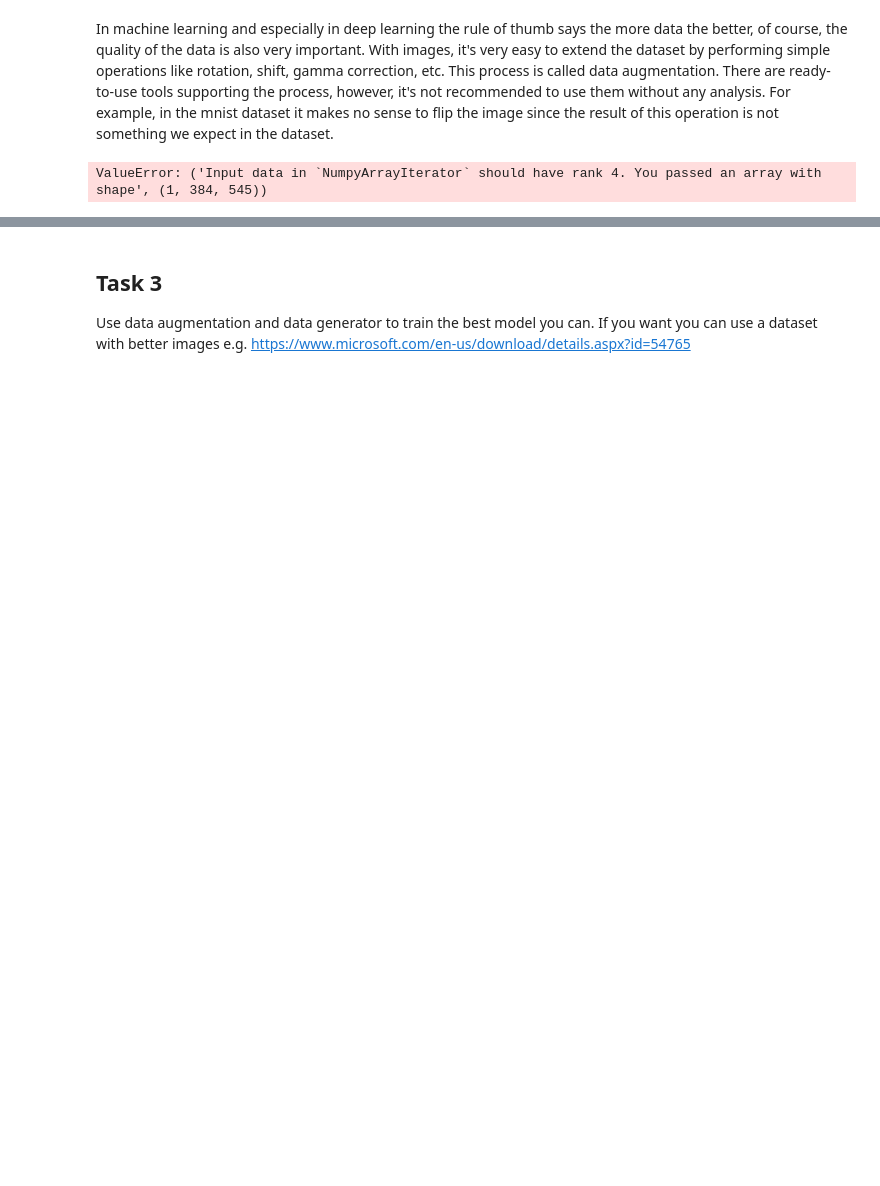
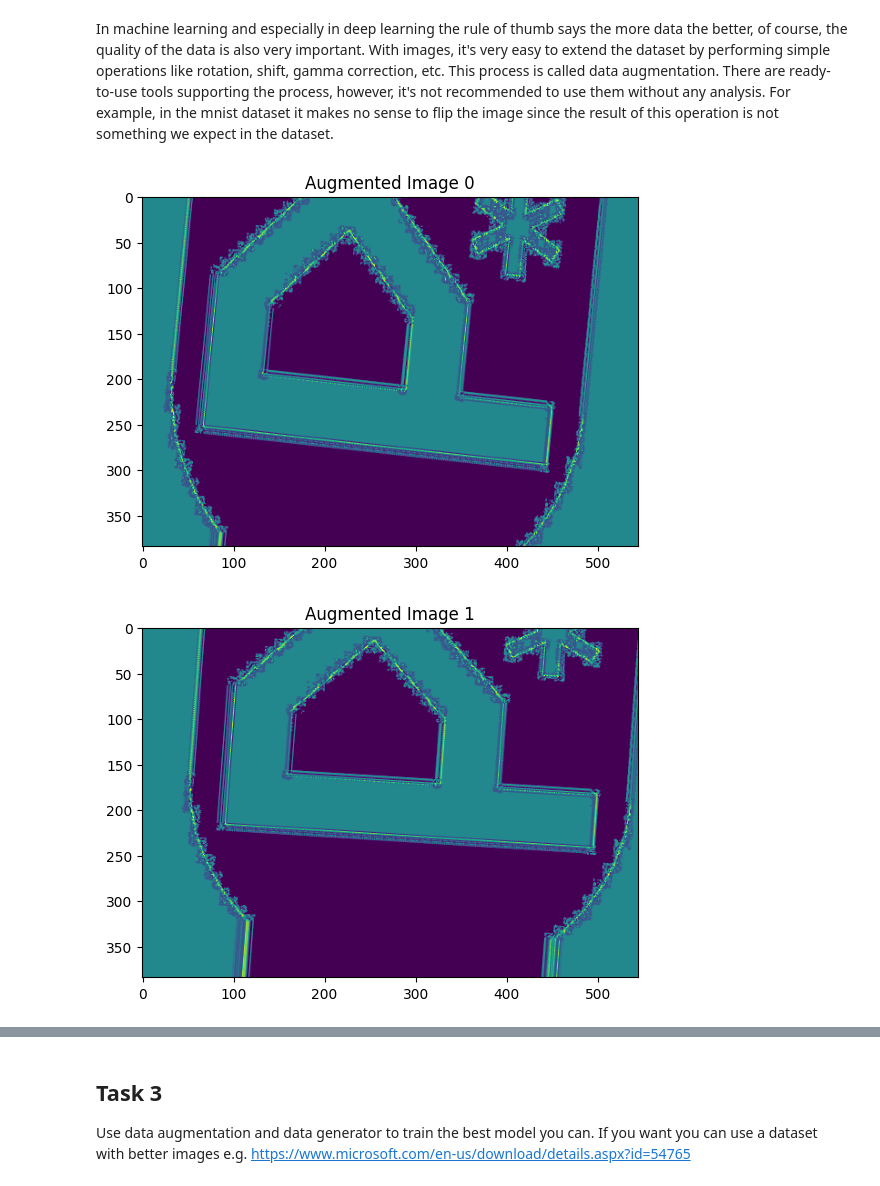
Before and after one commit to Bialkasss/DeepLearning, a Jupyter notebook: CNN/LabCNN1.ipynb, the cells around one changed output, grey strips where cells are left out. Saved outputs shown, nothing was run; the diff lists cells and outputs as text; code cells hidden in the pictures; blank space fills up the shorter version.

Commit message:
data augumentation of logo

```diff
--- a/CNN/LabCNN1.ipynb
+++ b/CNN/LabCNN1.ipynb
@@ -604,23 +636,26 @@ In machine learning and especially in deep learning the rule of thumb says the m
 # %%
 response = requests.get("https://filipnocny.pl/wp-content/uploads/2024/05/poznan-nowe-logo-545x384.png")
 img = Image.open(BytesIO(response.content))
 x = np.array(img)
+
 
 datagen = ImageDataGenerator(
     rotation_range=10,
     width_shift_range=0.1,
     height_shift_range=0.1,
     shear_range=0.1,
     zoom_range=0.1,
     fill_mode='nearest'
 )
-x = x.reshape((1,) + x.shape)
-batch = datagen.flow(x)
-for i, x in enumerate(batch):
-  plt.imshow(x[0].astype(int))
+x = x.reshape((1, x.shape[0], x.shape[1], 1))    #adding 1st dimension and 4th (batch_size and channels)
+
+batch = datagen.flow(x, batch_size=1)
+for i, x_aug in enumerate(batch):
+  plt.imshow(x_aug[0].astype(int))
   plt.title(f'Augmented Image {i}')
   plt.show()
   if i > 6:
     break
 # %% [output]
-ValueError: ('Input data in `NumpyArrayIterator` should have rank 4. You passed an array with shape', (1, 384, 545))
+[figure, added]
+[figure, added]
```
Also changed, not shown: parts of 4 cells of this notebook, 1 other file.
